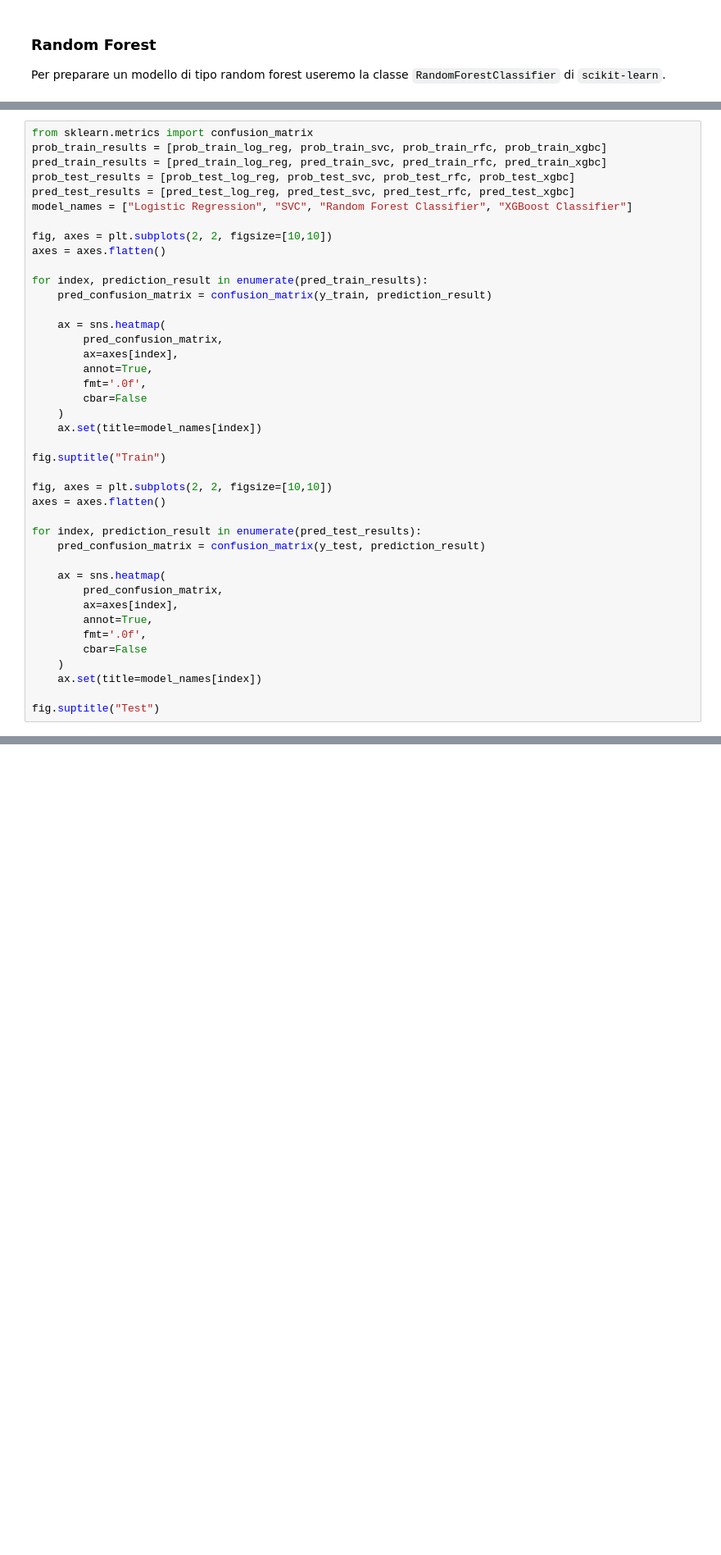
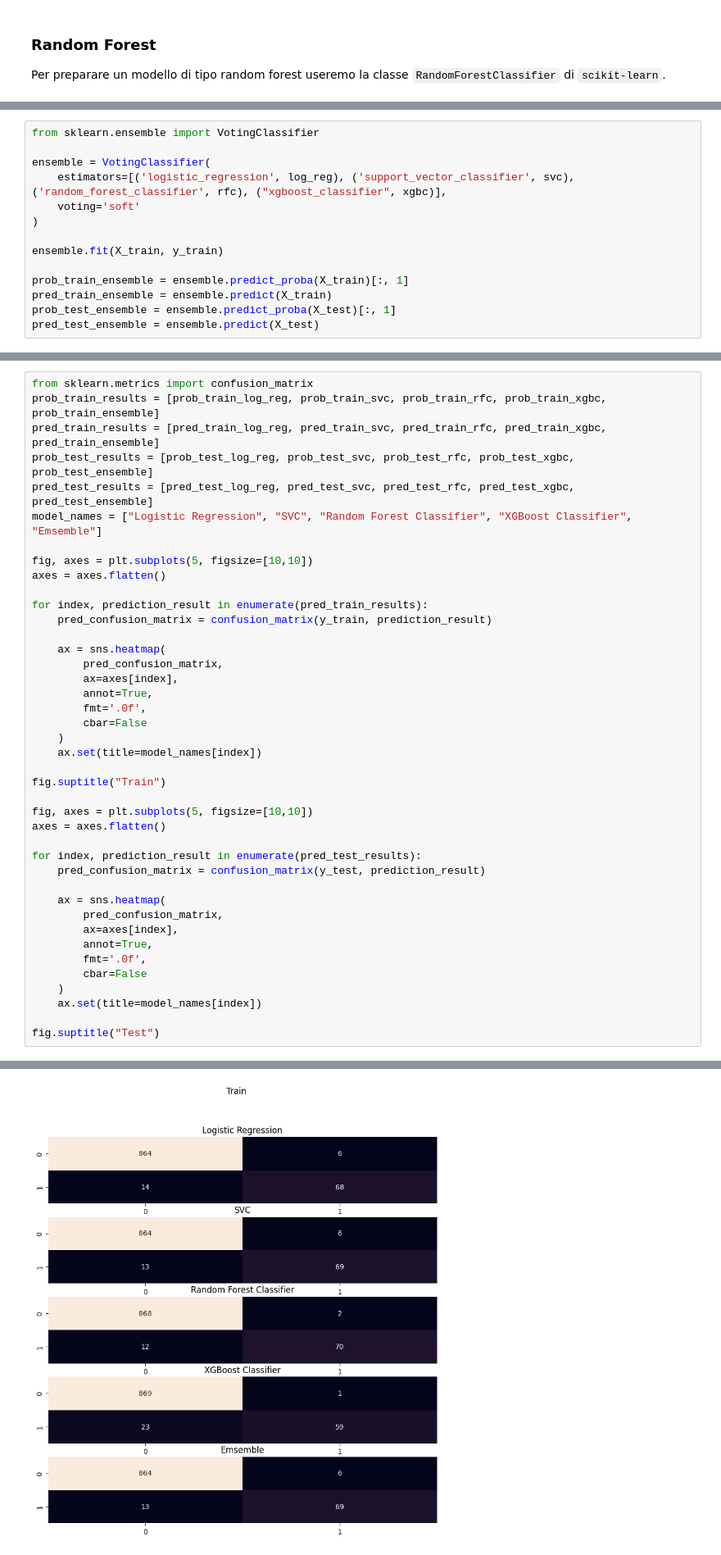
Before and after one commit to DLBD-Department/Python-Data-Science, a Jupyter notebook: Day3-MachineLearning/E2E-ML.ipynb, the cells around one changed output, grey strips where cells are left out. Shown at 82% size. Saved outputs shown, nothing was run; the diff lists cells and outputs as text; blank space fills up the shorter version.

```diff
--- a/Day3-MachineLearning/E2E-ML.ipynb
+++ b/Day3-MachineLearning/E2E-ML.ipynb
@@ -272,3 +322,17 @@ pred_test_xgbc = xgbc.predict(X_test)
+# %%
+from sklearn.ensemble import VotingClassifier
+
+ensemble = VotingClassifier(
+    estimators=[('logistic_regression', log_reg), ('support_vector_classifier', svc), ('random_forest_classifier', rfc), ("xgboost_classifier", xgbc)],
+    voting='soft'
+)
+
+ensemble.fit(X_train, y_train)
+
+prob_train_ensemble = ensemble.predict_proba(X_train)[:, 1]
+pred_train_ensemble = ensemble.predict(X_train)
+prob_test_ensemble = ensemble.predict_proba(X_test)[:, 1]
+pred_test_ensemble = ensemble.predict(X_test)
 # %% [markdown]
 ## Metriche per modelli di classificazione
 
@@ -284,13 +348,13 @@ Qui mostreremo e rappresenteremo graficamente le più comuni metriche per modell
 Partiamo con la matrice di confusione.
 # %%
 from sklearn.metrics import confusion_matrix
-prob_train_results = [prob_train_log_reg, prob_train_svc, prob_train_rfc, prob_train_xgbc]
-pred_train_results = [pred_train_log_reg, pred_train_svc, pred_train_rfc, pred_train_xgbc]
-prob_test_results = [prob_test_log_reg, prob_test_svc, prob_test_rfc, prob_test_xgbc]
-pred_test_results = [pred_test_log_reg, pred_test_svc, pred_test_rfc, pred_test_xgbc]
-model_names = ["Logistic Regression", "SVC", "Random Forest Classifier", "XGBoost Classifier"]
+prob_train_results = [prob_train_log_reg, prob_train_svc, prob_train_rfc, prob_train_xgbc, prob_train_ensemble]
+pred_train_results = [pred_train_log_reg, pred_train_svc, pred_train_rfc, pred_train_xgbc, pred_train_ensemble]
+prob_test_results = [prob_test_log_reg, prob_test_svc, prob_test_rfc, prob_test_xgbc, prob_test_ensemble]
+pred_test_results = [pred_test_log_reg, pred_test_svc, pred_test_rfc, pred_test_xgbc, pred_test_ensemble]
+model_names = ["Logistic Regression", "SVC", "Random Forest Classifier", "XGBoost Classifier", "Emsemble"]
 
-fig, axes = plt.subplots(2, 2, figsize=[10,10])
+fig, axes = plt.subplots(5, figsize=[10,10])
 axes = axes.flatten()
 
 for index, prediction_result in enumerate(pred_train_results):
@@ -307,7 +371,7 @@ for index, prediction_result in enumerate(pred_train_results):
 
 fig.suptitle("Train")
 
-fig, axes = plt.subplots(2, 2, figsize=[10,10])
+fig, axes = plt.subplots(5, figsize=[10,10])
 axes = axes.flatten()
 
 for index, prediction_result in enumerate(pred_test_results):
@@ -323,3 +387,4 @@ for index, prediction_result in enumerate(pred_test_results):
     ax.set(title=model_names[index])
 
 fig.suptitle("Test")
+# %% [output]
@@ -325,0 +392 @@ fig.suptitle("Test")
+[figure, added]
```
Also changed, not shown: parts of 30 cells of this notebook, 2 other files.
